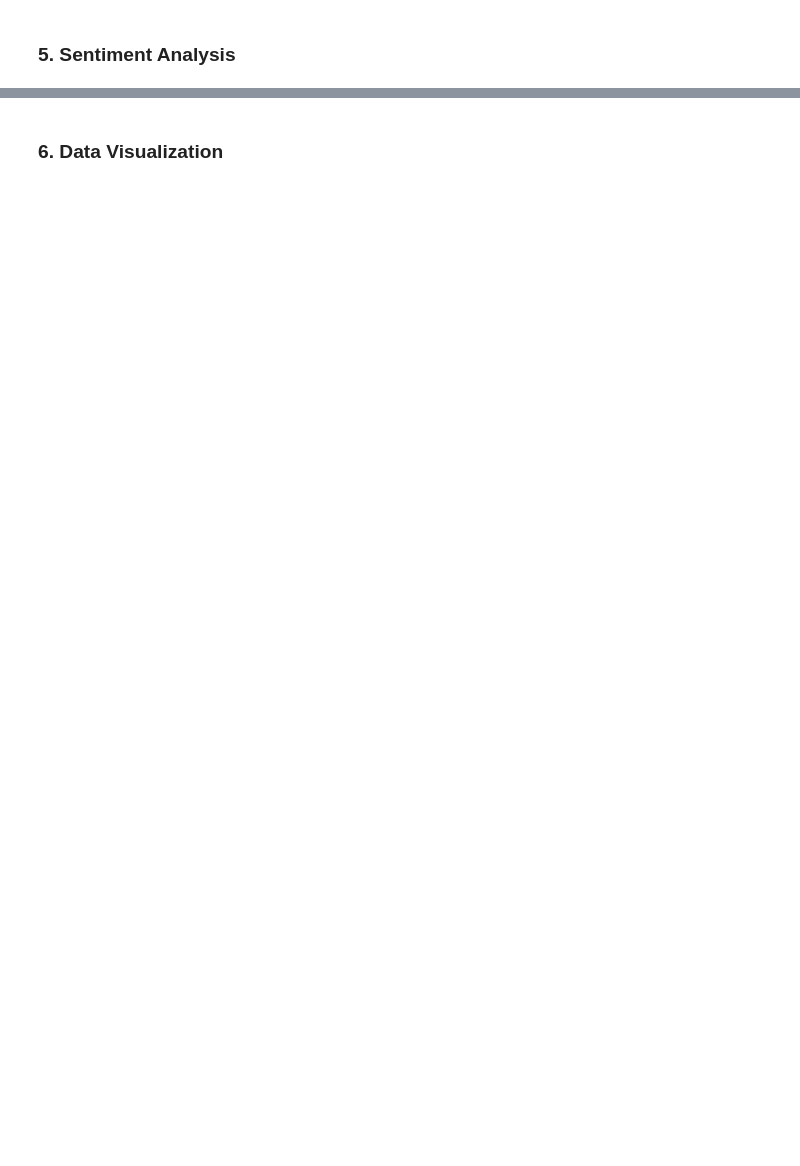
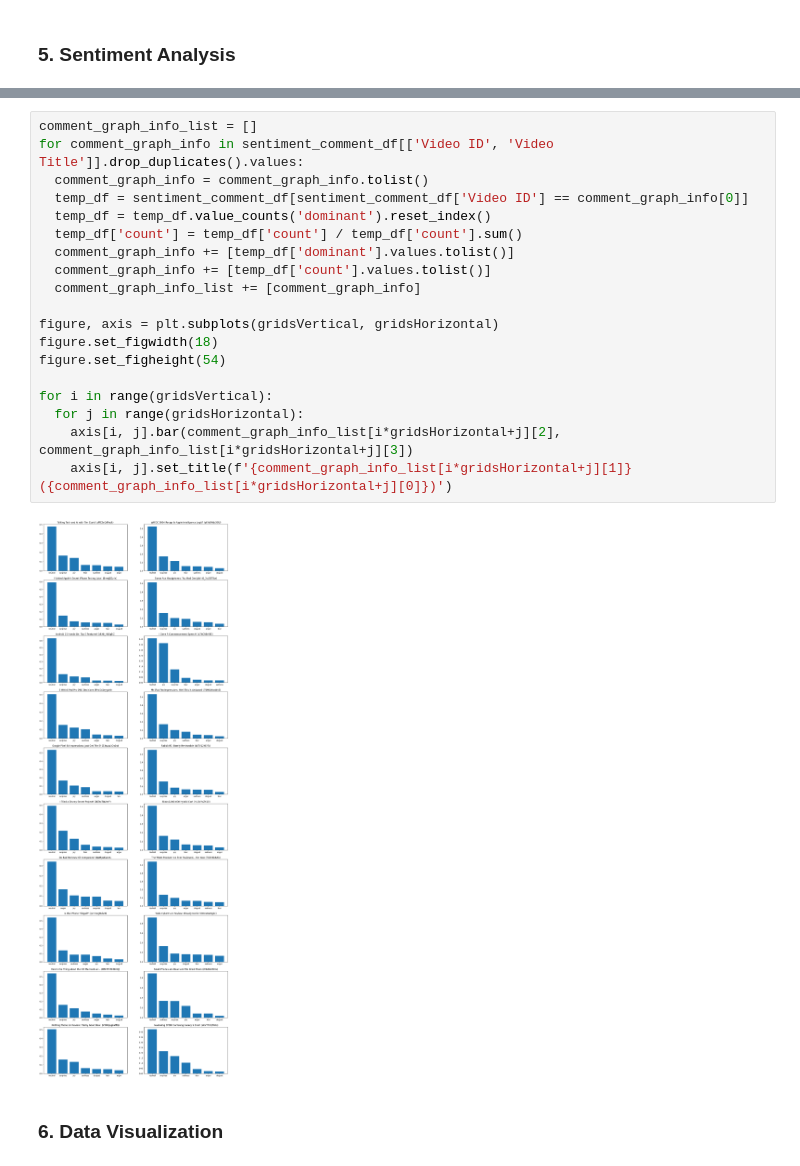
Before and after one commit to OctavianNistora/DM-Project, a Jupyter notebook: DM_Project.ipynb, the cells around one changed output, grey strips where cells are left out. Cells and saved outputs as stored; diff of their text form; blank space fills up the shorter version.

```diff
--- a/DM_Project.ipynb
+++ b/DM_Project.ipynb
@@ -537,2 +601,23 @@ print(sentiment_df.head())
+# %%
+comment_graph_info_list = []
+for comment_graph_info in sentiment_comment_df[['Video ID', 'Video Title']].drop_duplicates().values:
+  comment_graph_info = comment_graph_info.tolist()
+  temp_df = sentiment_comment_df[sentiment_comment_df['Video ID'] == comment_graph_info[0]]
+  temp_df = temp_df.value_counts('dominant').reset_index()
+  temp_df['count'] = temp_df['count'] / temp_df['count'].sum()
+  comment_graph_info += [temp_df['dominant'].values.tolist()]
+  comment_graph_info += [temp_df['count'].values.tolist()]
+  comment_graph_info_list += [comment_graph_info]
+
+figure, axis = plt.subplots(gridsVertical, gridsHorizontal)
+figure.set_figwidth(18)
+figure.set_figheight(54)
+
+for i in range(gridsVertical):
+  for j in range(gridsHorizontal):
+    axis[i, j].bar(comment_graph_info_list[i*gridsHorizontal+j][2], comment_graph_info_list[i*gridsHorizontal+j][3])
+    axis[i, j].set_title(f'{comment_graph_info_list[i*gridsHorizontal+j][1]} ({comment_graph_info_list[i*gridsHorizontal+j][0]})')
+# %% [output]
+[figure, added]
 # %% [markdown]
 ### 6. Data Visualization
```
Also changed, not shown: parts of 6 cells of this notebook.
